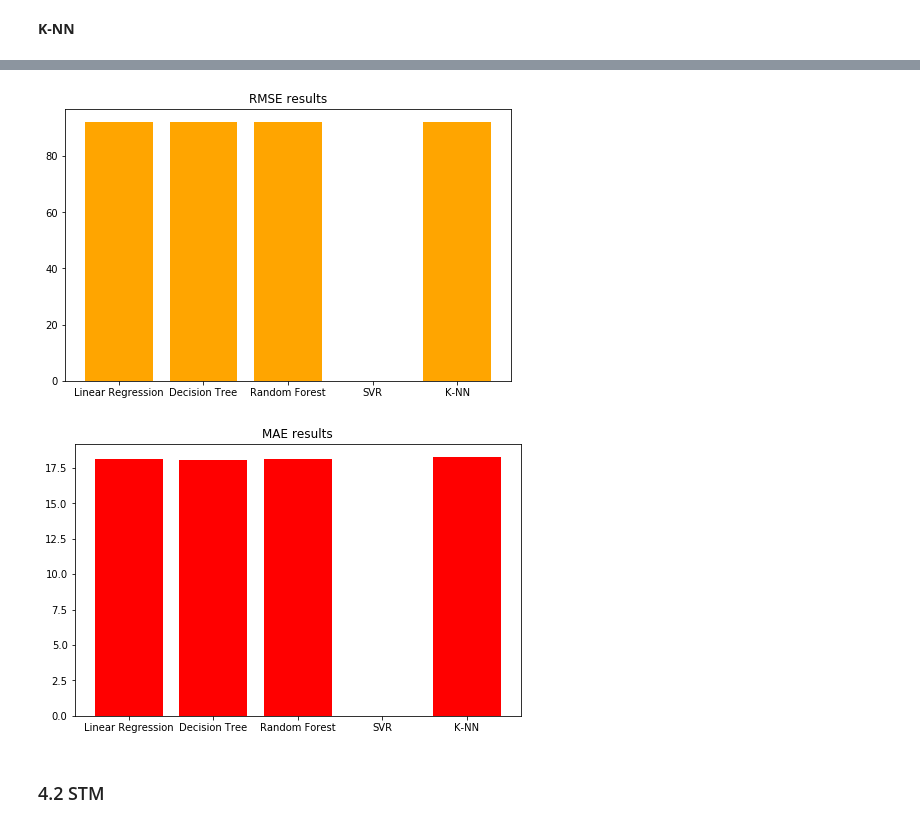
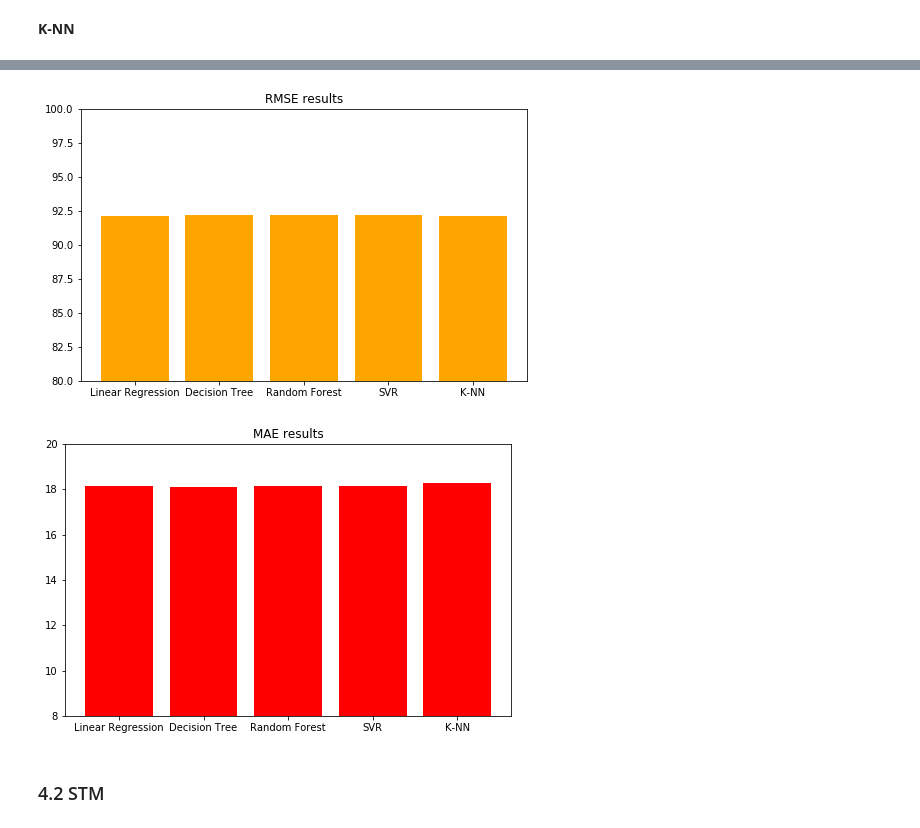
Before and after one commit to andrea7imo/DataSpacesThesis, a Jupyter notebook: DataSpacesThesis.ipynb, the cells around one changed output, grey strips where cells are left out. Drawn from its saved outputs; the diff is of its cells as text; code cells hidden in the pictures.

```diff
--- a/DataSpacesThesis.ipynb
+++ b/DataSpacesThesis.ipynb
@@ -717,11 +742,11 @@ plotResult(RMSEs, MAEs)
 # %%
 # result
-RMSEs = [lr_RMSE_STFWI, dt_RMSE_STFWI, rf_RMSE_STFWI, 0, knn_RMSE_STFWI]
-MAEs = [lr_MAE_STFWI, dt_MAE_STFWI, rf_MAE_STFWI, 0, knn_MAE_STFWI]
+RMSEs = [lr_RMSE_STFWI, dt_RMSE_STFWI, rf_RMSE_STFWI, svr_RMSE_STFWI, knn_RMSE_STFWI]
+MAEs = [lr_MAE_STFWI, dt_MAE_STFWI, rf_MAE_STFWI, svr_MAE_STFWI, knn_MAE_STFWI]
 plotResult(RMSEs, MAEs)
 # %% [output]
-[figure, old version]
+[figure, new version]
-[figure, old version]
+[figure, new version]
 # %% [markdown]
 ### 4.2 STM
 # %% [markdown]
```
Also changed, not shown: parts of 37 cells of this notebook.
